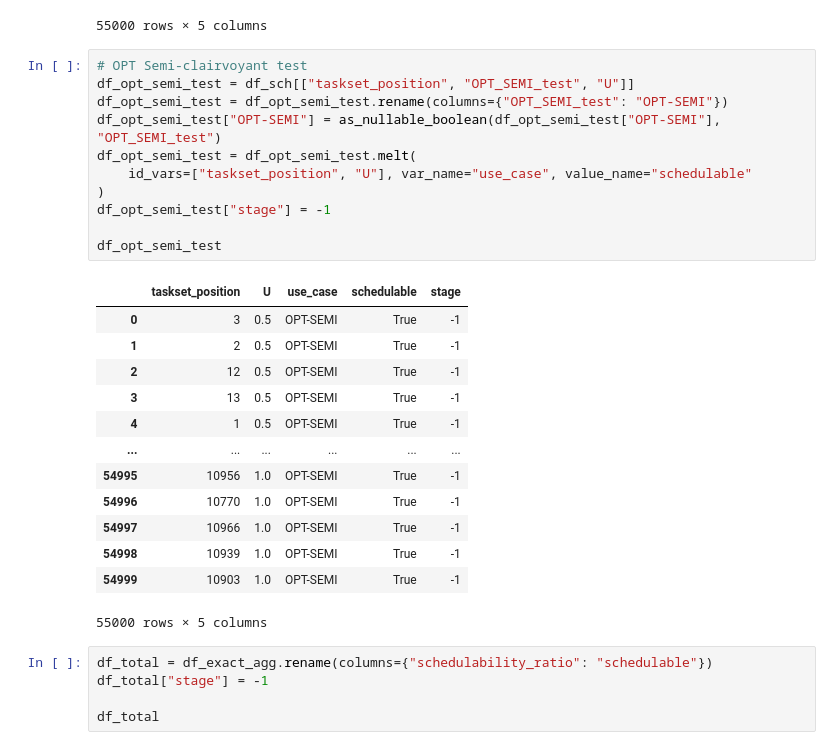
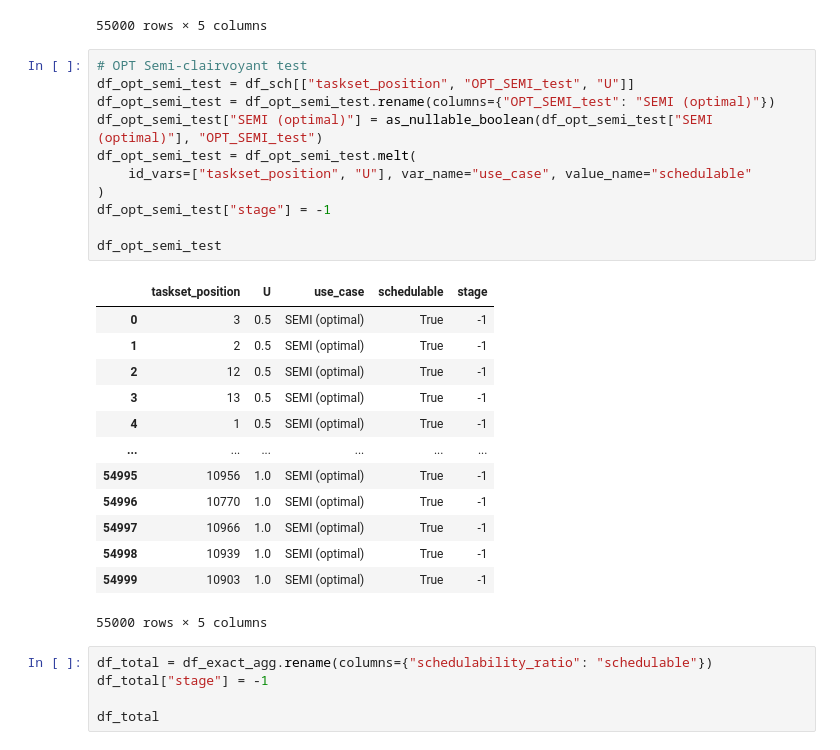
Before and after one commit to Jordan-Sun/mixed-criticality-graph-xp, a Jupyter notebook: notebooks/charts-rtss.ipynb, the cells around one changed output. Saved outputs shown, nothing was run; the diff lists cells and outputs as text.

```diff
--- a/notebooks/charts-rtss.ipynb
+++ b/notebooks/charts-rtss.ipynb
@@ -214,27 +214,27 @@ df_edfvdsd_test
 # %%
 # OPT Semi-clairvoyant test
 df_opt_semi_test = df_sch[["taskset_position", "OPT_SEMI_test", "U"]]
-df_opt_semi_test = df_opt_semi_test.rename(columns={"OPT_SEMI_test": "OPT-SEMI"})
-df_opt_semi_test["OPT-SEMI"] = as_nullable_boolean(df_opt_semi_test["OPT-SEMI"], "OPT_SEMI_test")
+df_opt_semi_test = df_opt_semi_test.rename(columns={"OPT_SEMI_test": "SEMI (optimal)"})
+df_opt_semi_test["SEMI (optimal)"] = as_nullable_boolean(df_opt_semi_test["SEMI (optimal)"], "OPT_SEMI_test")
 df_opt_semi_test = df_opt_semi_test.melt(
     id_vars=["taskset_position", "U"], var_name="use_case", value_name="schedulable"
 )
 df_opt_semi_test["stage"] = -1
 
 df_opt_semi_test
 # %% [output]
 |  | taskset_position | U | use_case | schedulable | stage |
-| 0 | 3 | 0.5 | OPT-SEMI | True | -1 |
-| 1 | 2 | 0.5 | OPT-SEMI | True | -1 |
-| 2 | 12 | 0.5 | OPT-SEMI | True | -1 |
-| 3 | 13 | 0.5 | OPT-SEMI | True | -1 |
-| 4 | 1 | 0.5 | OPT-SEMI | True | -1 |
+| 0 | 3 | 0.5 | SEMI (optimal) | True | -1 |
+| 1 | 2 | 0.5 | SEMI (optimal) | True | -1 |
+| 2 | 12 | 0.5 | SEMI (optimal) | True | -1 |
+| 3 | 13 | 0.5 | SEMI (optimal) | True | -1 |
+| 4 | 1 | 0.5 | SEMI (optimal) | True | -1 |
 | ... | ... | ... | ... | ... | ... |
-| 54995 | 10956 | 1.0 | OPT-SEMI | True | -1 |
-| 54996 | 10770 | 1.0 | OPT-SEMI | True | -1 |
-| 54997 | 10966 | 1.0 | OPT-SEMI | True | -1 |
-| 54998 | 10939 | 1.0 | OPT-SEMI | True | -1 |
-| 54999 | 10903 | 1.0 | OPT-SEMI | True | -1 |
+| 54995 | 10956 | 1.0 | SEMI (optimal) | True | -1 |
+| 54996 | 10770 | 1.0 | SEMI (optimal) | True | -1 |
+| 54997 | 10966 | 1.0 | SEMI (optimal) | True | -1 |
+| 54998 | 10939 | 1.0 | SEMI (optimal) | True | -1 |
+| 54999 | 10903 | 1.0 | SEMI (optimal) | True | -1 |
 55000 rows × 5 columns
 # %%
 df_total = df_exact_agg.rename(columns={"schedulability_ratio": "schedulable"})
```
Also changed, not shown: parts of 3 cells of this notebook, 1 other file.
